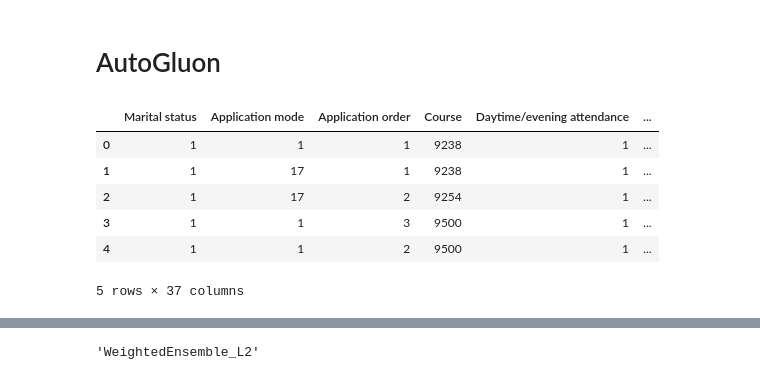
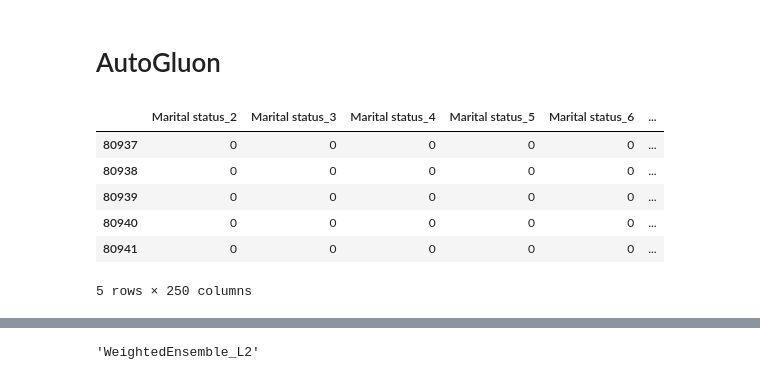
Before and after one commit to estaciolima/kaggle-playground-s4-e6, a Jupyter notebook: notebook.ipynb, the cells around one changed output, grey strips where cells are left out. Cells and saved outputs as stored; diff of their text form; code cells hidden in the pictures.

```diff
--- a/notebook.ipynb
+++ b/notebook.ipynb
@@ -444,16 +444,18 @@ from autogluon.tabular import TabularDataset, TabularPredictor
 # %%
 # AutoGluon does its own preprocessing, therefore I don't need to pass my version of the dataset preprocessed.
 #df_autogluon = df.drop(df.loc[outliers == -1].index)
-df_autogluon = TabularDataset(df.drop(df.loc[outliers == -1].index))
-df_autogluon.head()
+df_autogluon = X_trans.copy()
+df_autogluon['Target'] = df['Target']
+#df_autogluon = TabularDataset(df.drop(df.loc[outliers == -1].index))
+df_autogluon.tail()
 # %% [output]
-|  | Marital status | Application mode | Application order | Course | Daytime/evening attendance | ... |
-| 0 | 1 | 1 | 1 | 9238 | 1 | ... |
-| 1 | 1 | 17 | 1 | 9238 | 1 | ... |
-| 2 | 1 | 17 | 2 | 9254 | 1 | ... |
-| 3 | 1 | 1 | 3 | 9500 | 1 | ... |
-| 4 | 1 | 1 | 2 | 9500 | 1 | ... |
+|  | Marital status_2 | Marital status_3 | Marital status_4 | Marital status_5 | Marital status_6 | ... |
+| 80937 | 0 | 0 | 0 | 0 | 0 | ... |
+| 80938 | 0 | 0 | 0 | 0 | 0 | ... |
+| 80939 | 0 | 0 | 0 | 0 | 0 | ... |
+| 80940 | 0 | 0 | 0 | 0 | 0 | ... |
+| 80941 | 0 | 0 | 0 | 0 | 0 | ... |
-5 rows × 37 columns
+5 rows × 250 columns
 # %%
 predictor = TabularPredictor(label='Target', eval_metric='accuracy').fit(df_autogluon, time_limit=7200, presets='best_quality')
 # %% [output]
```
Also changed, not shown: parts of 9 cells of this notebook.
